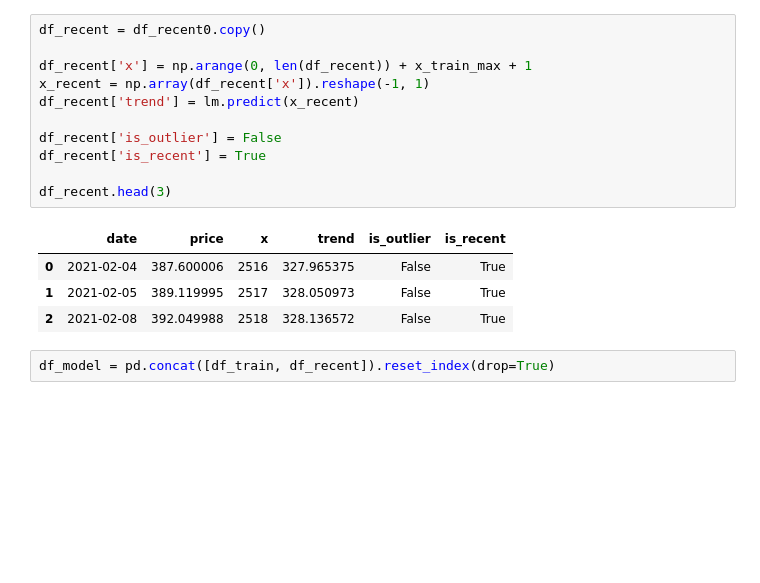
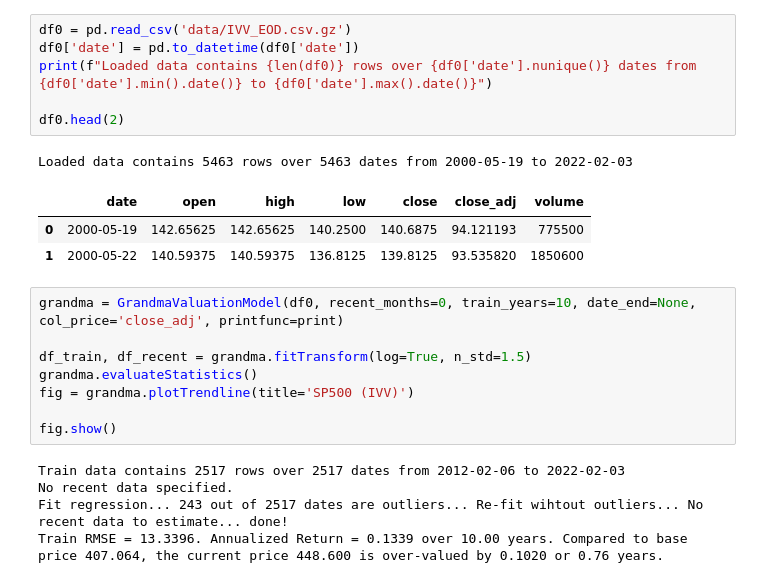
Before and after one commit to gowestyang/grandma-stock-valuation, a Jupyter notebook: model_wip.ipynb, the cells around one changed output. Cells and saved outputs as stored; diff of their text form; blank space fills up the shorter version.

```diff
--- a/model_wip.ipynb
+++ b/model_wip.ipynb
@@ -73,18 +170,24 @@ df_train.tail(3)
-# %%
-df_recent = df_recent0.copy()
-
-df_recent['x'] = np.arange(0, len(df_recent)) + x_train_max + 1
-x_recent = np.array(df_recent['x']).reshape(-1, 1)
-df_recent['trend'] = lm.predict(x_recent)
-
-df_recent['is_outlier'] = False
-df_recent['is_recent'] = True
-
-df_recent.head(3)
-# %% [output]
-|  | date | price | x | trend | is_outlier | is_recent |
-| 0 | 2021-02-04 | 387.600006 | 2516 | 327.965375 | False | True |
-| 1 | 2021-02-05 | 389.119995 | 2517 | 328.050973 | False | True |
-| 2 | 2021-02-08 | 392.049988 | 2518 | 328.136572 | False | True |
-# %%
-df_model = pd.concat([df_train, df_recent]).reset_index(drop=True)
+# %%
+df0 = pd.read_csv('data/IVV_EOD.csv.gz')
+df0['date'] = pd.to_datetime(df0['date'])
+print(f"Loaded data contains {len(df0)} rows over {df0['date'].nunique()} dates from {df0['date'].min().date()} to {df0['date'].max().date()}")
+
+df0.head(2)
+# %% [output]
+Loaded data contains 5463 rows over 5463 dates from 2000-05-19 to 2022-02-03
+|  | date | open | high | low | close | close_adj | volume |
+| 0 | 2000-05-19 | 142.65625 | 142.65625 | 140.2500 | 140.6875 | 94.121193 | 775500 |
+| 1 | 2000-05-22 | 140.59375 | 140.59375 | 136.8125 | 139.8125 | 93.535820 | 1850600 |
+# %%
+grandma = GrandmaValuationModel(df0, recent_months=0, train_years=10, date_end=None, col_price='close_adj', printfunc=print)
+
+df_train, df_recent = grandma.fitTransform(log=True, n_std=1.5)
+grandma.evaluateStatistics()
+fig = grandma.plotTrendline(title='SP500 (IVV)')
+
+fig.show()
+# %% [output]
+Train data contains 2517 rows over 2517 dates from 2012-02-06 to 2022-02-03
+No recent data specified.
+Fit regression... 243 out of 2517 dates are outliers... Re-fit wihtout outliers... No recent data to estimate... done!
+Train RMSE = 13.3396. Annualized Return = 0.1339 over 10.00 years. Compared to base price 407.064, the current price 448.600 is over-valued by 0.1020 or 0.76 years.
```
Also changed, not shown: parts of 4 cells of this notebook.
